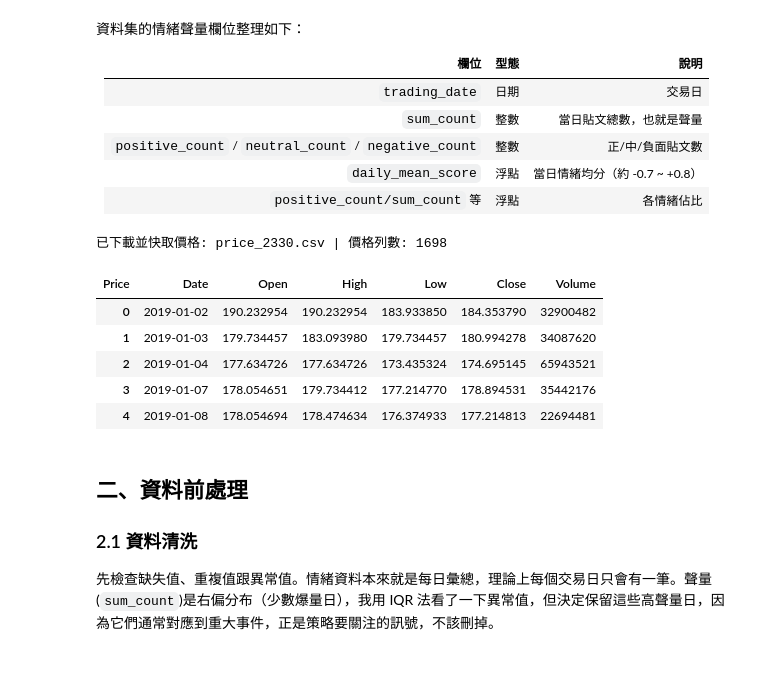
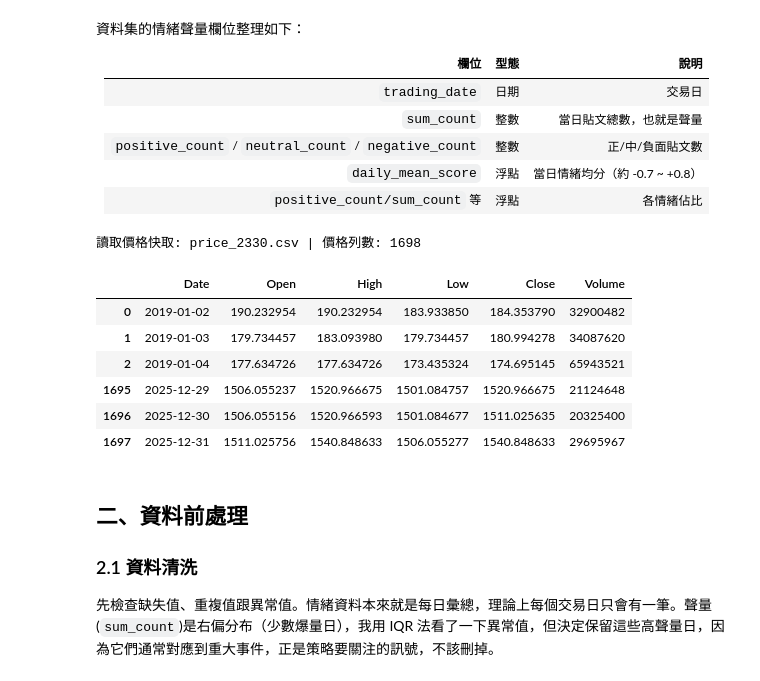
Before and after one commit to Yao-JX/sentiment-volume-trading, a Jupyter notebook: 情緒聲量投資交易.ipynb, the cells around one changed output. Cells and saved outputs as stored; diff of their text form; code cells hidden in the pictures.

```diff
--- a/情緒聲量投資交易.ipynb
+++ b/情緒聲量投資交易.ipynb
@@ -88,24 +92,26 @@ s_main.head()
 # %%
 # 下載台積電價格（第一次下載後快取為 CSV，確保之後重跑結果完全可重現）
 PX_CACHE = "price_2330.csv"
 if os.path.exists(PX_CACHE):
     px = pd.read_csv(PX_CACHE, parse_dates=["Date"])
     print("讀取價格快取:", PX_CACHE, "| 價格列數:", len(px))
 else:
     px = yf.download("2330.TW", start="2019-01-01", end="2026-01-01", auto_adjust=True, progress=False)
     if hasattr(px.columns, "get_level_values"): px.columns = px.columns.get_level_values(0)
     px = px.reset_index()[["Date","Open","High","Low","Close","Volume"]]; px["Date"] = pd.to_datetime(px["Date"])
     px.to_csv(PX_CACHE, index=False)
     print("已下載並快取價格:", PX_CACHE, "| 價格列數:", len(px))
-px.head()
+# 前 3 筆 + 後 3 筆，確認價格涵蓋 2019–2025
+pd.concat([px.head(3), px.tail(3)])
 # %% [output]
-已下載並快取價格: price_2330.csv | 價格列數: 1698
+讀取價格快取: price_2330.csv | 價格列數: 1698
-| Price | Date | Open | High | Low | Close | Volume |
+|  | Date | Open | High | Low | Close | Volume |
 | 0 | 2019-01-02 | 190.232954 | 190.232954 | 183.933850 | 184.353790 | 32900482 |
 | 1 | 2019-01-03 | 179.734457 | 183.093980 | 179.734457 | 180.994278 | 34087620 |
 | 2 | 2019-01-04 | 177.634726 | 177.634726 | 173.435324 | 174.695145 | 65943521 |
-| 3 | 2019-01-07 | 178.054651 | 179.734412 | 177.214770 | 178.894531 | 35442176 |
-| 4 | 2019-01-08 | 178.054694 | 178.474634 | 176.374933 | 177.214813 | 22694481 |
+| 1695 | 2025-12-29 | 1506.055237 | 1520.966675 | 1501.084757 | 1520.966675 | 21124648 |
+| 1696 | 2025-12-30 | 1506.055156 | 1520.966593 | 1501.084677 | 1511.025635 | 20325400 |
+| 1697 | 2025-12-31 | 1511.025756 | 1540.848633 | 1506.055277 | 1540.848633 | 29695967 |
 # %% [markdown]
 ## 二、資料前處理
 
```
Also changed, not shown: parts of 1 cell of this notebook.
